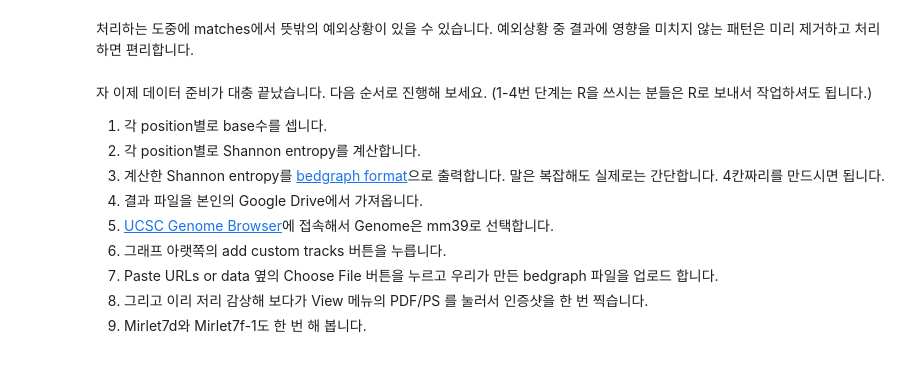
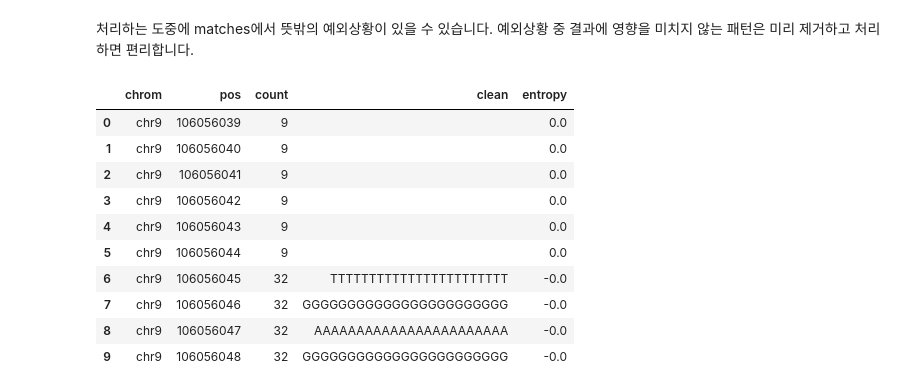
Before and after one commit to jungminlee-SNU1105/bioinfo-assignment-1, a Jupyter notebook: week3_setup.ipynb, the cells around one changed output. Saved outputs shown, nothing was run; the diff lists cells and outputs as text; code cells hidden in the pictures.

Commit message:
Week 3: Mirlet7g Shannon entropy + bedgraph + UCSC PDF

```diff
--- a/week3_setup.ipynb
+++ b/week3_setup.ipynb
@@ -205,15 +205,3 @@ pileup[pileup['pos'] == 106056094].iloc[0]['matches']
 # %% [markdown]
 처리하는 도중에 matches에서 뜻밖의 예외상황이 있을 수 있습니다.
 예외상황 중 결과에 영향을 미치지 않는 패턴은 미리 제거하고 처리하면 편리합니다.
-# %% [markdown]
-자 이제 데이터 준비가 대충 끝났습니다. 다음 순서로 진행해 보세요. (1-4번 단계는 R을 쓰시는 분들은 R로 보내서 작업하셔도 됩니다.)
-
-1. 각 position별로 base수를 셉니다.
-1. 각 position별로 Shannon entropy를 계산합니다.
-1. 계산한 Shannon entropy를 [bedgraph format](https://genome.ucsc.edu/goldenPath/help/bedgraph.html)으로 출력합니다. 말은 복잡해도 실제로는 간단합니다. 4칸짜리를 만드시면 됩니다.
-1. 결과 파일을 본인의 Google Drive에서 가져옵니다.
-1. [UCSC Genome Browser](http://genome.ucsc.edu/cgi-bin/hgTracks?db=mm39&lastVirtModeType=default&lastVirtModeExtraState=&virtModeType=default&virtMode=0&nonVirtPosition=&position=chr9%3A106056039-106056126)에 접속해서 Genome은 mm39로 선택합니다.
-1. 그래프 아랫쪽의 add custom tracks 버튼을 누릅니다.
-1. Paste URLs or data 옆의 Choose File 버튼을 누르고 우리가 만든 bedgraph 파일을 업로드 합니다.
-1. 그리고 이리 저리 감상해 보다가 View 메뉴의 PDF/PS 를 눌러서 인증샷을 한 번 찍습니다.
-1. Mirlet7d와 Mirlet7f-1도 한 번 해 봅니다.
@@ -221,0 +220,56 @@ pileup[pileup['pos'] == 106056094].iloc[0]['matches']
+# %%
+# 분석에 사용한 코드와 결과로 얻은 그림 (인증샷) 모두 GitHub repository에 업로드 해 주세요.
+import re
+from math import log2
+
+INDEL_RE = re.compile(r'[+-](\d+)')
+
+def clean_pileup(s):
+    """mpileup basereads 문자열에서 base만 남기고 정리."""
+    s = re.sub(r'\^.', '', s)   # ^X (read 시작 + quality 한 글자)
+    s = s.replace('$', '')      # read 끝 표시
+    out = []
+    i = 0
+    while i < len(s):
+        c = s[i]
+        if c in '+-':                       # indel: [+-]N{N글자} 통째로 skip
+            m = INDEL_RE.match(s, i)
+            n = int(m.group(1))
+            i = m.end() + n
+        elif c in '<>*#':                   # ref skip, deletion 자리, low qual
+            i += 1
+        else:
+            out.append(c)
+            i += 1
+    return ''.join(out)
+
+def shannon_entropy(s):
+    """ref + ACGT 5개 카테고리 Shannon entropy (bits)."""
+    counts = [
+        s.count('.') + s.count(','),
+        s.count('A') + s.count('a'),
+        s.count('C') + s.count('c'),
+        s.count('G') + s.count('g'),
+        s.count('T') + s.count('t'),
+    ]
+    total = sum(counts)
+    if total == 0:
+        return 0.0
+    return -sum((c/total) * log2(c/total) for c in counts if c > 0)
+
+pileup['clean'] = pileup['basereads'].apply(clean_pileup)
+pileup['entropy'] = pileup['clean'].apply(shannon_entropy)
+
+pileup[['chrom', 'pos', 'count', 'clean', 'entropy']].head(10)
+# %% [output]
+|  | chrom | pos | count | clean | entropy |
+| 0 | chr9 | 106056039 | 9 |  | 0.0 |
+| 1 | chr9 | 106056040 | 9 |  | 0.0 |
+| 2 | chr9 | 106056041 | 9 |  | 0.0 |
+| 3 | chr9 | 106056042 | 9 |  | 0.0 |
+| 4 | chr9 | 106056043 | 9 |  | 0.0 |
+| 5 | chr9 | 106056044 | 9 |  | 0.0 |
+| 6 | chr9 | 106056045 | 32 | TTTTTTTTTTTTTTTTTTTTTTT | -0.0 |
+| 7 | chr9 | 106056046 | 32 | GGGGGGGGGGGGGGGGGGGGGGG | -0.0 |
+| 8 | chr9 | 106056047 | 32 | AAAAAAAAAAAAAAAAAAAAAAA | -0.0 |
+| 9 | chr9 | 106056048 | 32 | GGGGGGGGGGGGGGGGGGGGGGG | -0.0 |
```
Also changed, not shown: parts of 4 cells of this notebook, 2 other files.
